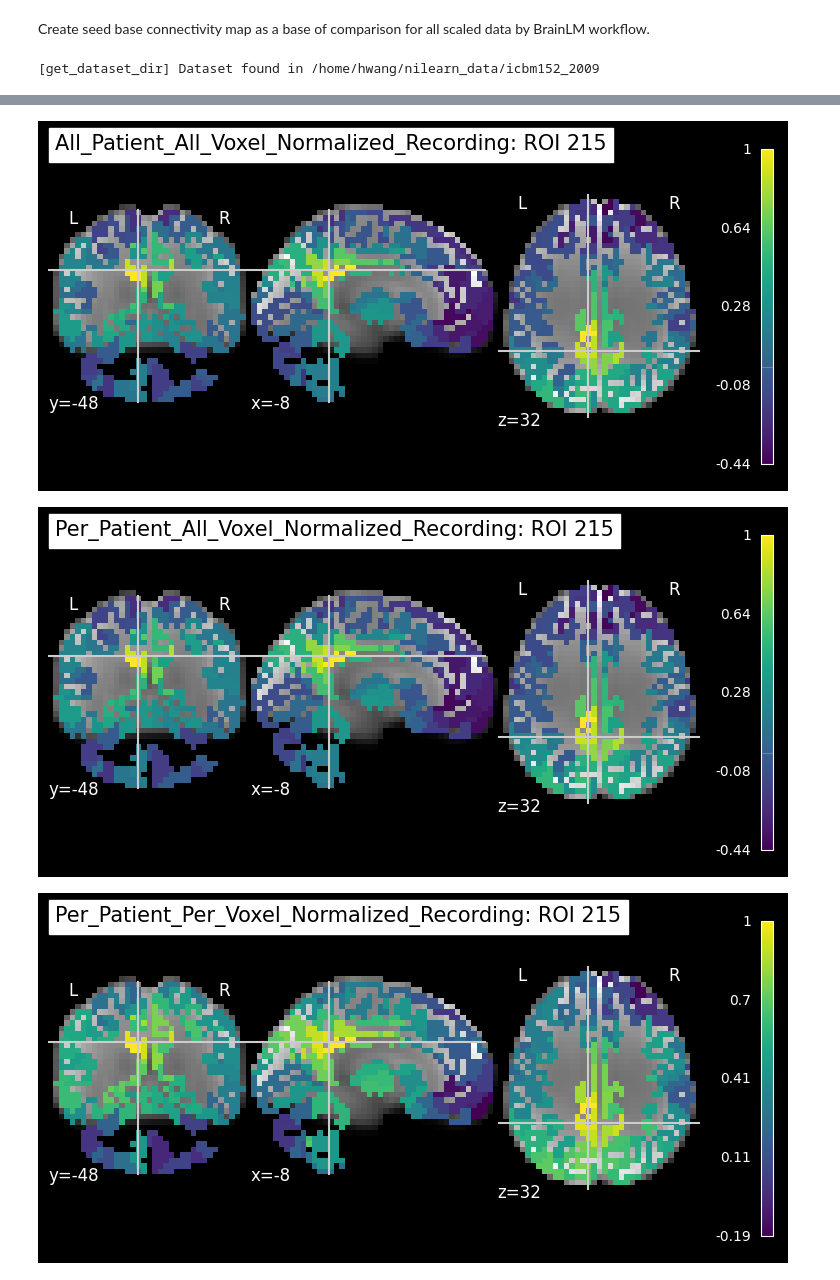
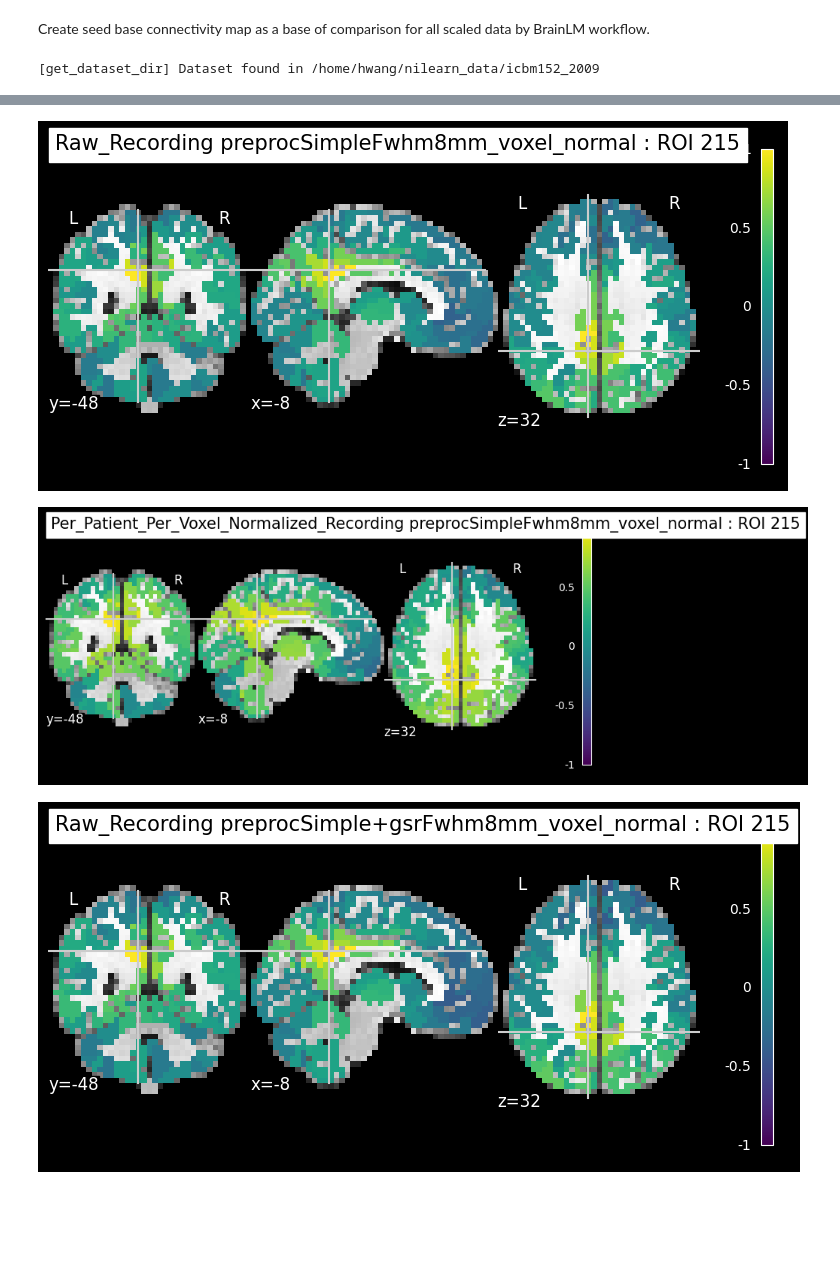
Before and after one commit to htwangtw/hfplayground, a Jupyter notebook: notebooks/inspect_brainlm_data_processing.ipynb, the cells around one changed output, grey strips where cells are left out. Cells and saved outputs as stored; diff of their text form; code cells hidden in the pictures; blank space fills up the shorter version.

```diff
--- a/notebooks/inspect_brainlm_data_processing.ipynb
+++ b/notebooks/inspect_brainlm_data_processing.ipynb
@@ -72,11 +73,6 @@ For the time series data, each subject is an entry:
 - Patient ID: totally failed at parsing this, no value
 
 I am going to use seed base connectivity using the PCC as a way to do some sanity check.
-# %%
-from datasets import load_from_disk
-
-coords_ds = load_from_disk("../data/processed/brainlm_a424/Brain_Region_Coordinates")
-train_ds = load_from_disk("../data/processed/brainlm_a424/train")
 # %% [markdown]
 Manually found a PCC ish coordinate.
 # %%
@@ -99,24 +97,20 @@ mni_mask = downsample_for_tutorial(mni_mask, '/tmp/')
 mni_masker = NiftiMasker(mni_mask).fit()
 atlas_masker = NiftiLabelsMasker(downsample_atlas).fit()
 
-for key in train_ds[0].keys():
-    if "Recording" not in key:
-        if key == 'Filename':
-            filename = train_ds[0]['Filename'].replace('.dat', '.nii.gz')
-            nii_path = f"../data/interim/development_fmri/{filename}"
-            ts = get_seed.transform(nii_path)
-            voxels = mni_masker.transform(nii_path)
-            seed_base_connectivity = np.corrcoef(ts.T, voxels.T)[1:, 0]
-            nii = mni_masker.inverse_transform(seed_base_connectivity)
-        else:
+for p in Path("../data/processed/").glob("brainlm_a424_*"):
+    train_ds = load_from_disk(p / "train")
+    prepro_method = p.name.split("brainlm_a424_")[-1]
+    for key in train_ds[0].keys():
+        if "Recording" not in key:
             continue
-    else:
+        if key not in ["Per_Patient_Per_Voxel_Normalized_Recording", "Raw_Recording"]:
+            continue
         if key == 'Voxelwise_RobustScaler_Normalized_Recording':
             seed_base_connectivity = np.corrcoef(np.array(train_ds[0][key]).T)[roi_index - 1]
         else:
             seed_base_connectivity = np.corrcoef(np.array(train_ds[0][key]))[roi_index - 1]
         nii = atlas_masker.inverse_transform(seed_base_connectivity)
-    plotting.plot_img(nii, threshold=0.001, cut_coords=coord, bg_img=bg_img.slicer[..., 0], black_bg=True, colorbar=True,
-    title=f"{key}: ROI {roi_index}")
+        plotting.plot_img(nii, vmin=-1, vmax=1, threshold=0.001, cut_coords=coord, bg_img=downsample_mni, black_bg=True, colorbar=True,
+        title=f"{key} {prepro_method} : ROI {roi_index}")
 # %% [output]
 [get_dataset_dir] Dataset found in /home/hwang/nilearn_data/icbm152_2009
@@ -125,3 +119,3 @@ for key in train_ds[0].keys():
-[figure, old version]
+[figure, new version]
-[figure, old version]
+[figure, new version]
-[figure, old version]
+[figure, new version]
```
Also changed, not shown: parts of 5 cells of this notebook, 2 other files.
